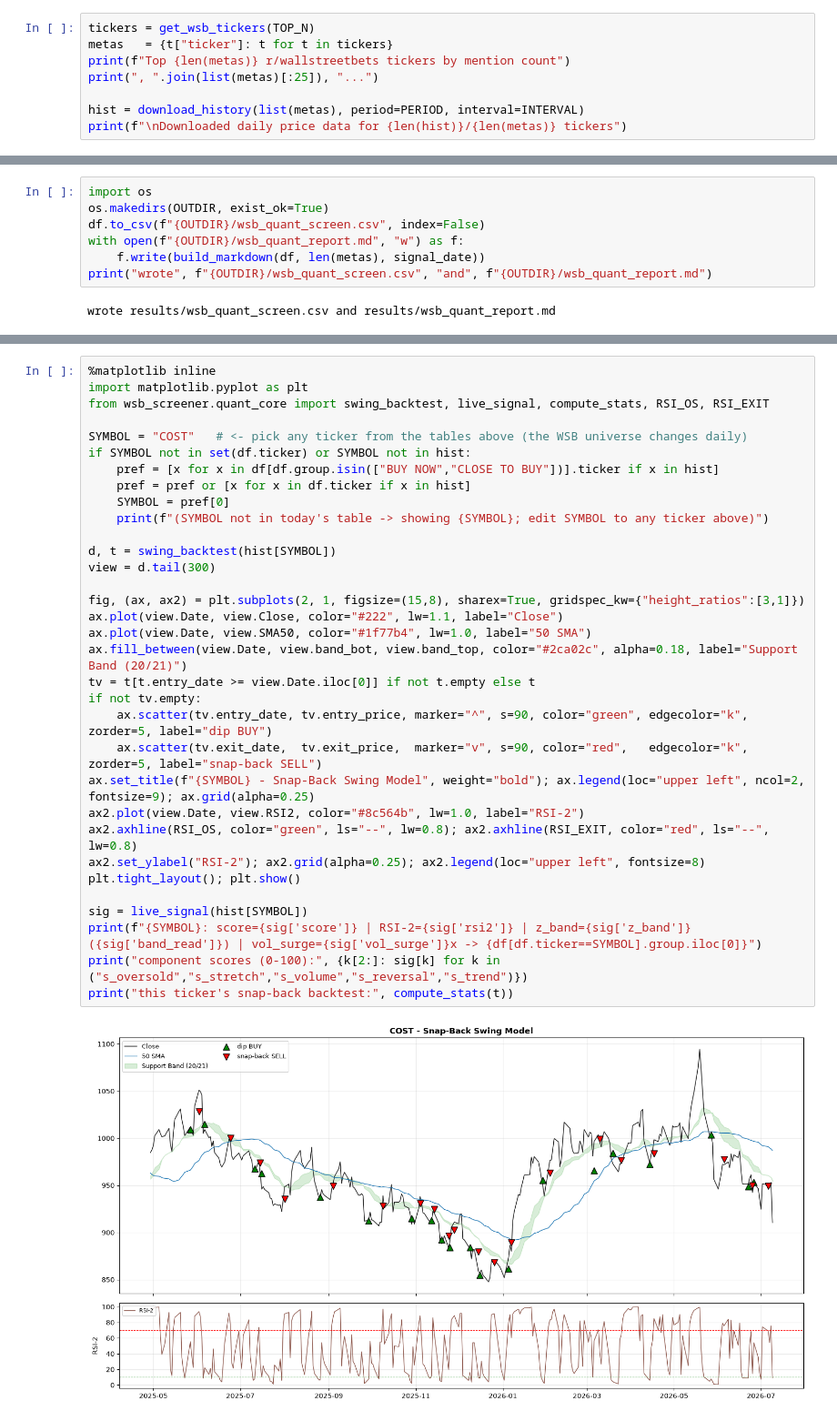
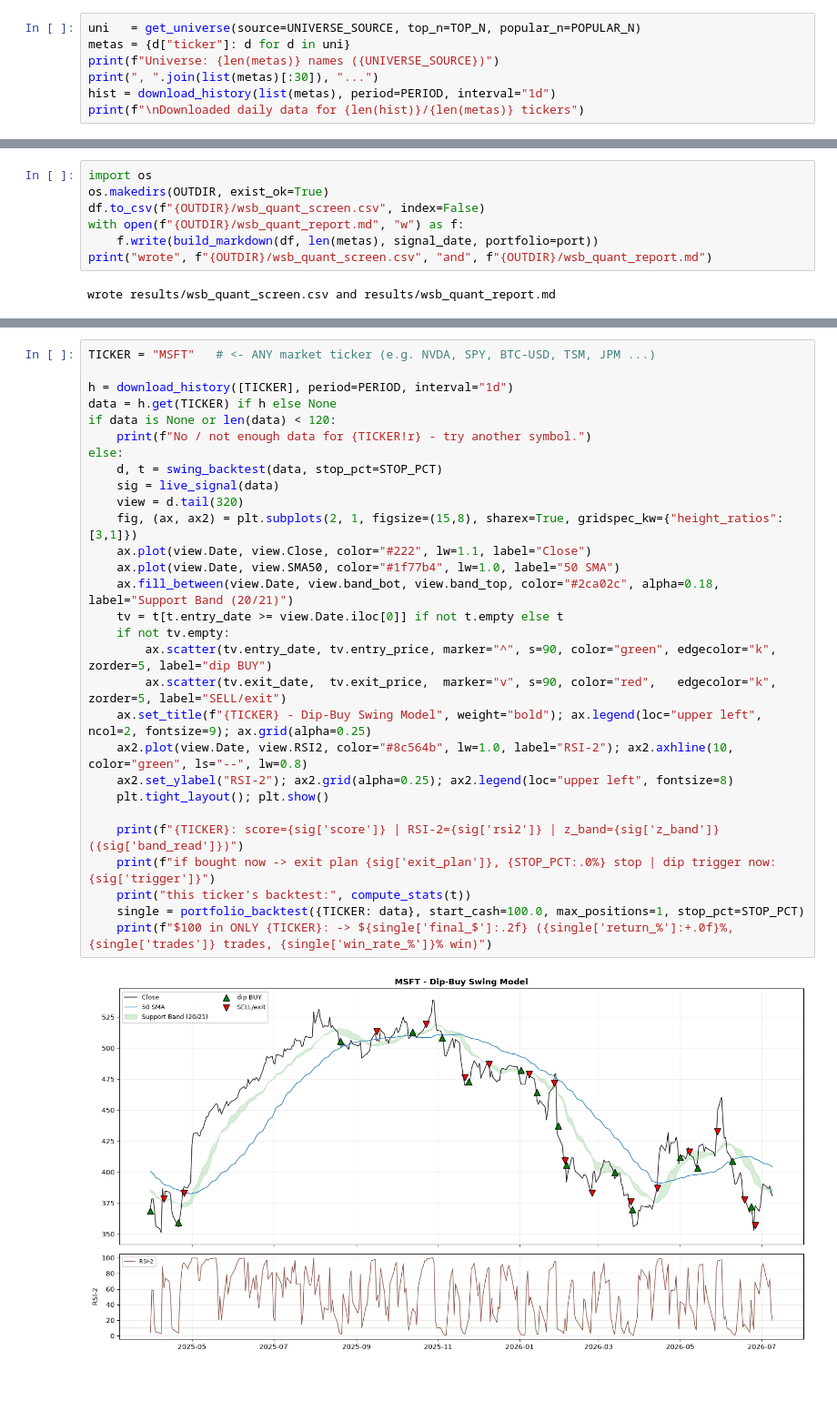
Before and after one commit to rjoshi24/trading-demo, a Jupyter notebook: daily_screener.ipynb, the cells around one changed output, grey strips where cells are left out. Shown at 91% size. Drawn from its saved outputs; the diff is of its cells as text; blank space fills up the shorter version.

```diff
--- a/daily_screener.ipynb
+++ b/daily_screener.ipynb
@@ -66,9 +58,8 @@ pd.set_option("display.max_rows", 250, "display.width", 260, "display.max_column
 # %%
-tickers = get_wsb_tickers(TOP_N)
-metas   = {t["ticker"]: t for t in tickers}
-print(f"Top {len(metas)} r/wallstreetbets tickers by mention count")
-print(", ".join(list(metas)[:25]), "...")
-
-hist = download_history(list(metas), period=PERIOD, interval=INTERVAL)
-print(f"\nDownloaded daily price data for {len(hist)}/{len(metas)} tickers")
+uni   = get_universe(source=UNIVERSE_SOURCE, top_n=TOP_N, popular_n=POPULAR_N)
+metas = {d["ticker"]: d for d in uni}
+print(f"Universe: {len(metas)} names ({UNIVERSE_SOURCE})")
+print(", ".join(list(metas)[:30]), "...")
+hist = download_history(list(metas), period=PERIOD, interval="1d")
+print(f"\nDownloaded daily data for {len(hist)}/{len(metas)} tickers")
 # %% [output]
@@ -222,7 +220,7 @@ import os
 os.makedirs(OUTDIR, exist_ok=True)
 df.to_csv(f"{OUTDIR}/wsb_quant_screen.csv", index=False)
 with open(f"{OUTDIR}/wsb_quant_report.md", "w") as f:
-    f.write(build_markdown(df, len(metas), signal_date))
+    f.write(build_markdown(df, len(metas), signal_date, portfolio=port))
 print("wrote", f"{OUTDIR}/wsb_quant_screen.csv", "and", f"{OUTDIR}/wsb_quant_report.md")
 # %% [output]
 wrote results/wsb_quant_screen.csv and results/wsb_quant_report.md
@@ -233,35 +231,31 @@ a lower panel showing **RSI-2** (oversold line) and the latest stretch / compone
 # %%
-%matplotlib inline
-import matplotlib.pyplot as plt
-from wsb_screener.quant_core import swing_backtest, live_signal, compute_stats, RSI_OS, RSI_EXIT
+TICKER = "MSFT"   # <- ANY market ticker (e.g. NVDA, SPY, BTC-USD, TSM, JPM ...)
 
-SYMBOL = "COST"   # <- pick any ticker from the tables above (the WSB universe changes daily)
-if SYMBOL not in set(df.ticker) or SYMBOL not in hist:
-    pref = [x for x in df[df.group.isin(["BUY NOW","CLOSE TO BUY"])].ticker if x in hist]
-    pref = pref or [x for x in df.ticker if x in hist]
-    SYMBOL = pref[0]
-    print(f"(SYMBOL not in today's table -> showing {SYMBOL}; edit SYMBOL to any ticker above)")
+h = download_history([TICKER], period=PERIOD, interval="1d")
+data = h.get(TICKER) if h else None
+if data is None or len(data) < 120:
+    print(f"No / not enough data for {TICKER!r} - try another symbol.")
+else:
+    d, t = swing_backtest(data, stop_pct=STOP_PCT)
+    sig = live_signal(data)
+    view = d.tail(320)
+    fig, (ax, ax2) = plt.subplots(2, 1, figsize=(15,8), sharex=True, gridspec_kw={"height_ratios":[3,1]})
+    ax.plot(view.Date, view.Close, color="#222", lw=1.1, label="Close")
+    ax.plot(view.Date, view.SMA50, color="#1f77b4", lw=1.0, label="50 SMA")
+    ax.fill_between(view.Date, view.band_bot, view.band_top, color="#2ca02c", alpha=0.18, label="Support Band (20/21)")
+    tv = t[t.entry_date >= view.Date.iloc[0]] if not t.empty else t
+    if not tv.empty:
+        ax.scatter(tv.entry_date, tv.entry_price, marker="^", s=90, color="green", edgecolor="k", zorder=5, label="dip BUY")
+        ax.scatter(tv.exit_date,  tv.exit_price,  marker="v", s=90, color="red",   edgecolor="k", zorder=5, label="SELL/exit")
+    ax.set_title(f"{TICKER} - Dip-Buy Swing Model", weight="bold"); ax.legend(loc="upper left", ncol=2, fontsize=9); ax.grid(alpha=0.25)
+    ax2.plot(view.Date, view.RSI2, color="#8c564b", lw=1.0, label="RSI-2"); ax2.axhline(10, color="green", ls="--", lw=0.8)
+    ax2.set_ylabel("RSI-2"); ax2.grid(alpha=0.25); ax2.legend(loc="upper left", fontsize=8)
+    plt.tight_layout(); plt.show()
 
-d, t = swing_backtest(hist[SYMBOL])
-view = d.tail(300)
-
-fig, (ax, ax2) = plt.subplots(2, 1, figsize=(15,8), sharex=True, gridspec_kw={"height_ratios":[3,1]})
-ax.plot(view.Date, view.Close, color="#222", lw=1.1, label="Close")
-ax.plot(view.Date, view.SMA50, color="#1f77b4", lw=1.0, label="50 SMA")
-ax.fill_between(view.Date, view.band_bot, view.band_top, color="#2ca02c", alpha=0.18, label="Support Band (20/21)")
-tv = t[t.entry_date >= view.Date.iloc[0]] if not t.empty else t
-if not tv.empty:
-    ax.scatter(tv.entry_date, tv.entry_price, marker="^", s=90, color="green", edgecolor="k", zorder=5, label="dip BUY")
-    ax.scatter(tv.exit_date,  tv.exit_price,  marker="v", s=90, color="red",   edgecolor="k", zorder=5, label="snap-back SELL")
-ax.set_title(f"{SYMBOL} - Snap-Back Swing Model", weight="bold"); ax.legend(loc="upper left", ncol=2, fontsize=9); ax.grid(alpha=0.25)
-ax2.plot(view.Date, view.RSI2, color="#8c564b", lw=1.0, label="RSI-2")
-ax2.axhline(RSI_OS, color="green", ls="--", lw=0.8); ax2.axhline(RSI_EXIT, color="red", ls="--", lw=0.8)
-ax2.set_ylabel("RSI-2"); ax2.grid(alpha=0.25); ax2.legend(loc="upper left", fontsize=8)
-plt.tight_layout(); plt.show()
-
-sig = live_signal(hist[SYMBOL])
-print(f"{SYMBOL}: score={sig['score']} | RSI-2={sig['rsi2']} | z_band={sig['z_band']} ({sig['band_read']}) | vol_surge={sig['vol_surge']}x -> {df[df.ticker==SYMBOL].group.iloc[0]}")
-print("component scores (0-100):", {k[2:]: sig[k] for k in ("s_oversold","s_stretch","s_volume","s_reversal","s_trend")})
-print("this ticker's snap-back backtest:", compute_stats(t))
+    print(f"{TICKER}: score={sig['score']} | RSI-2={sig['rsi2']} | z_band={sig['z_band']} ({sig['band_read']})")
+    print(f"if bought now -> exit plan {sig['exit_plan']}, {STOP_PCT:.0%} stop | dip trigger now: {sig['trigger']}")
+    print("this ticker's backtest:", compute_stats(t))
+    single = portfolio_backtest({TICKER: data}, start_cash=100.0, max_positions=1, stop_pct=STOP_PCT)
+    print(f"$100 in ONLY {TICKER}: -> ${single['final_$']:.2f} ({single['return_%']:+.0f}%, {single['trades']} trades, {single['win_rate_%']}% win)")
 # %% [output]
-[figure, old version]
+[figure, new version]
```
Also changed, not shown: parts of 23 cells of this notebook, 7 other files.
